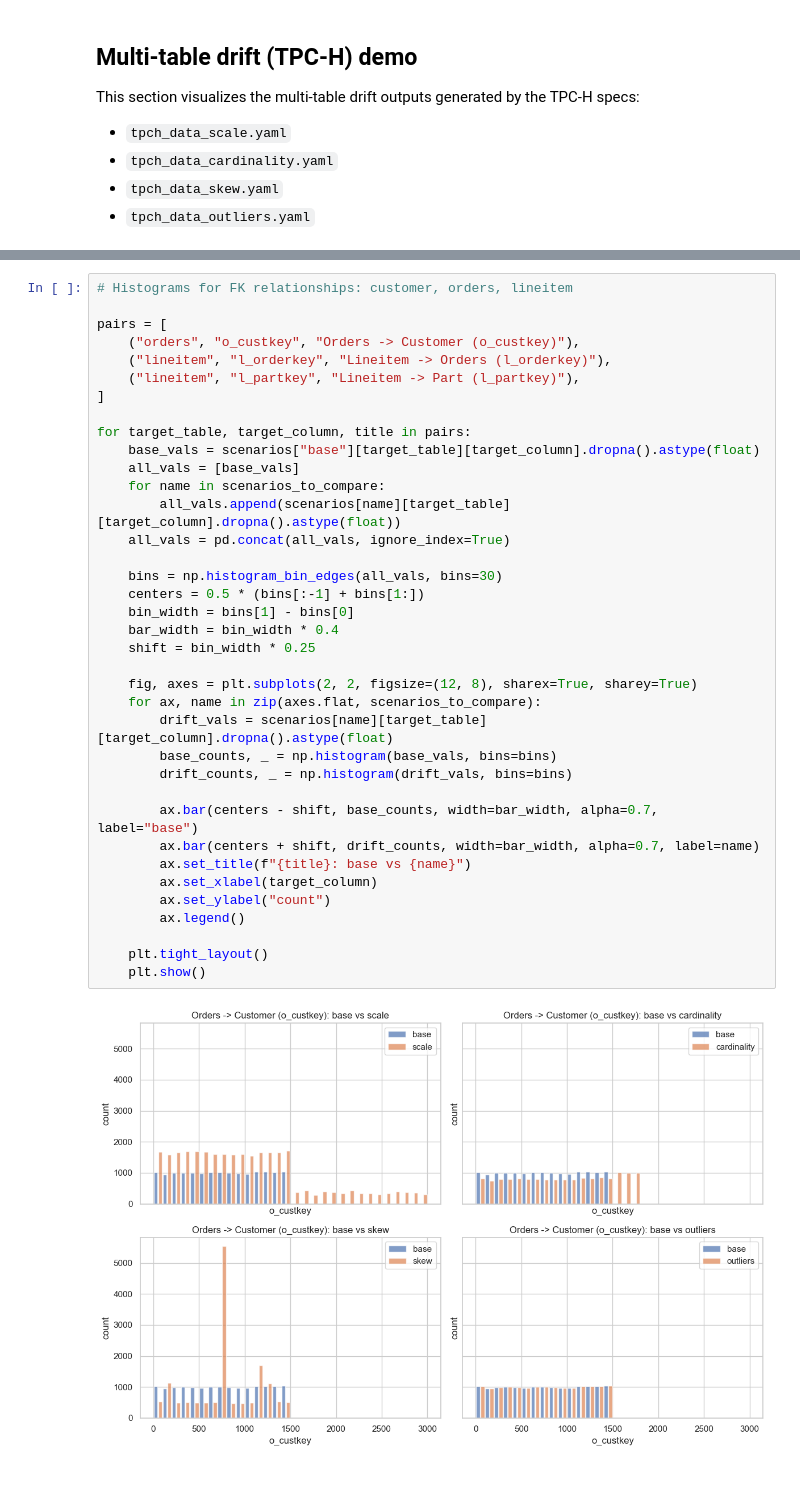
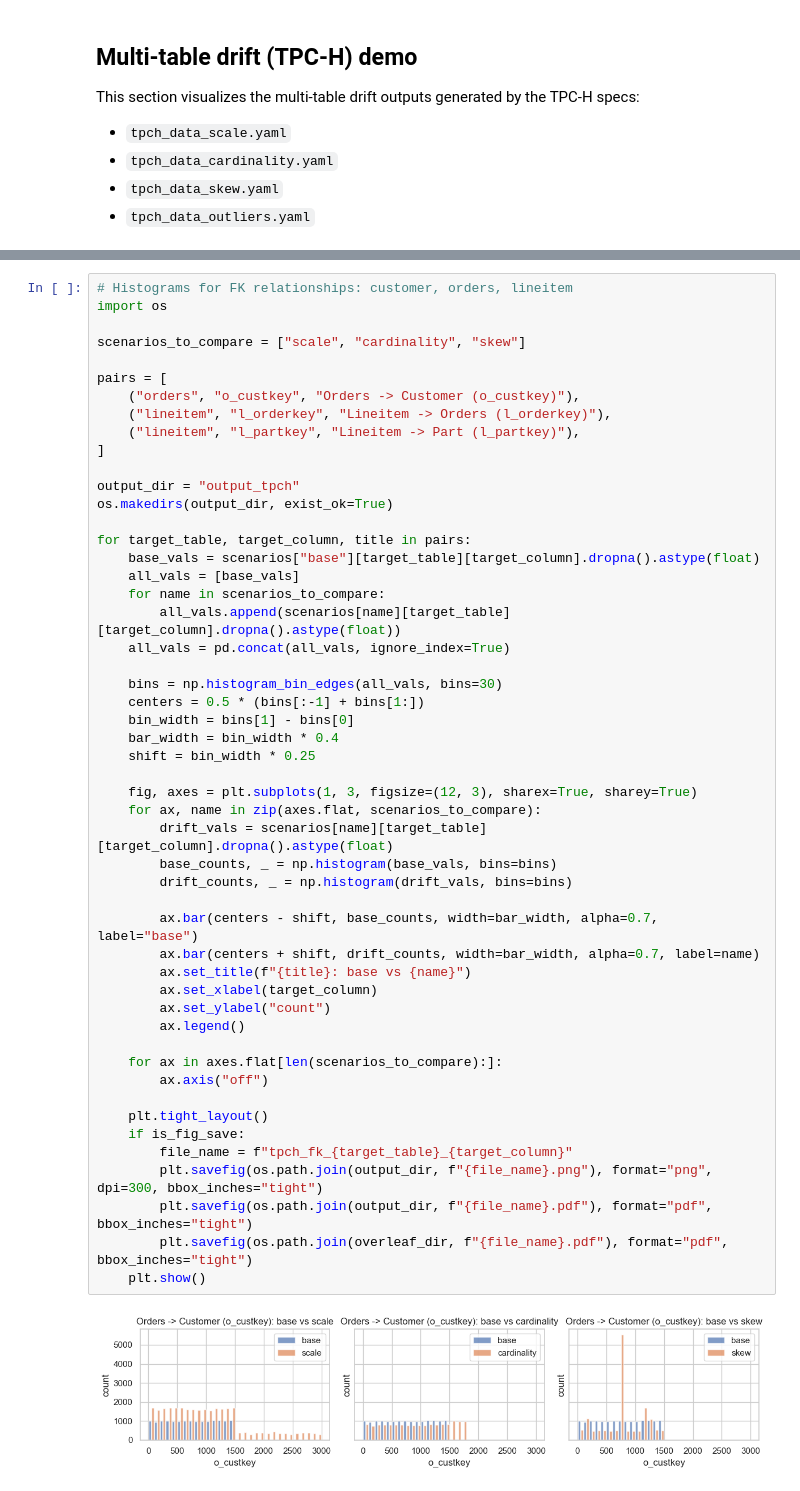
Before and after one commit to Liuguanli/DriftBench, a Jupyter notebook: driftbench/notebooks/plot_data.ipynb, the cells around one changed output, grey strips where cells are left out. Drawn from its saved outputs; the diff is of its cells as text.

Commit message:
update data drift spec and plots

```diff
--- a/driftbench/notebooks/plot_data.ipynb
+++ b/driftbench/notebooks/plot_data.ipynb
@@ -787,40 +786,54 @@ scenarios = {
 }
 # %%
 # Histograms for FK relationships: customer, orders, lineitem
+import os
+
+scenarios_to_compare = ["scale", "cardinality", "skew"]
 
 pairs = [
     ("orders", "o_custkey", "Orders -> Customer (o_custkey)"),
     ("lineitem", "l_orderkey", "Lineitem -> Orders (l_orderkey)"),
     ("lineitem", "l_partkey", "Lineitem -> Part (l_partkey)"),
 ]
+
+output_dir = "output_tpch"
+os.makedirs(output_dir, exist_ok=True)
 
 for target_table, target_column, title in pairs:
     base_vals = scenarios["base"][target_table][target_column].dropna().astype(float)
     all_vals = [base_vals]
     for name in scenarios_to_compare:
         all_vals.append(scenarios[name][target_table][target_column].dropna().astype(float))
     all_vals = pd.concat(all_vals, ignore_index=True)
 
     bins = np.histogram_bin_edges(all_vals, bins=30)
     centers = 0.5 * (bins[:-1] + bins[1:])
     bin_width = bins[1] - bins[0]
     bar_width = bin_width * 0.4
     shift = bin_width * 0.25
 
-    fig, axes = plt.subplots(2, 2, figsize=(12, 8), sharex=True, sharey=True)
+    fig, axes = plt.subplots(1, 3, figsize=(12, 3), sharex=True, sharey=True)
     for ax, name in zip(axes.flat, scenarios_to_compare):
         drift_vals = scenarios[name][target_table][target_column].dropna().astype(float)
         base_counts, _ = np.histogram(base_vals, bins=bins)
         drift_counts, _ = np.histogram(drift_vals, bins=bins)
 
         ax.bar(centers - shift, base_counts, width=bar_width, alpha=0.7, label="base")
         ax.bar(centers + shift, drift_counts, width=bar_width, alpha=0.7, label=name)
         ax.set_title(f"{title}: base vs {name}")
         ax.set_xlabel(target_column)
         ax.set_ylabel("count")
         ax.legend()
 
+    for ax in axes.flat[len(scenarios_to_compare):]:
+        ax.axis("off")
+
     plt.tight_layout()
+    if is_fig_save:
+        file_name = f"tpch_fk_{target_table}_{target_column}"
+        plt.savefig(os.path.join(output_dir, f"{file_name}.png"), format="png", dpi=300, bbox_inches="tight")
+        plt.savefig(os.path.join(output_dir, f"{file_name}.pdf"), format="pdf", bbox_inches="tight")
+        plt.savefig(os.path.join(overleaf_dir, f"{file_name}.pdf"), format="pdf", bbox_inches="tight")
     plt.show()
 # %% [output]
-[figure, old version]
+[figure, new version]
```
Also changed, not shown: parts of 4 cells of this notebook, 18 other files.
